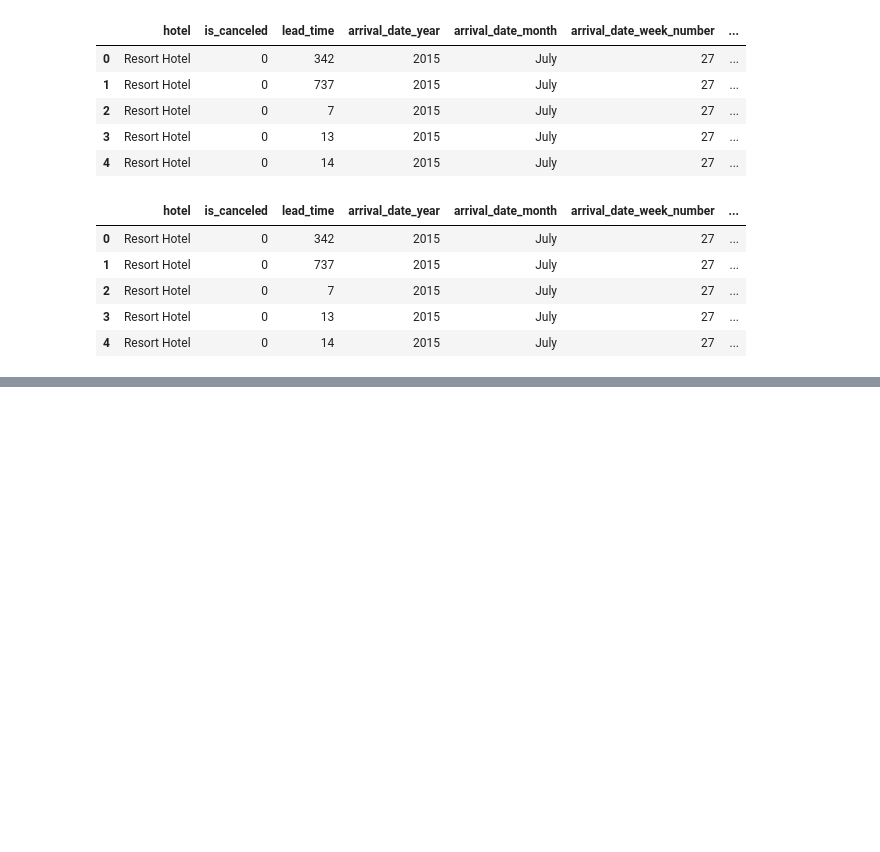
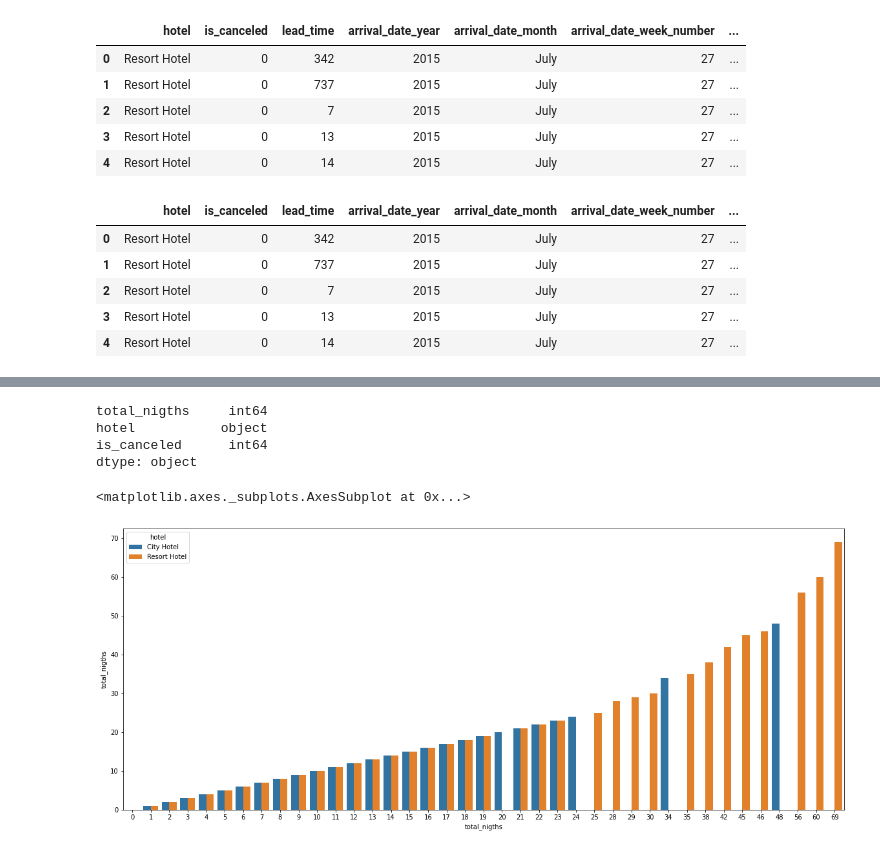
Before and after one commit to Aboubacar2012/Data_Analysis_Project, a Jupyter notebook: Hotel_Booking_Data_Analysis.ipynb, the cells around one changed output, grey strips where cells are left out. Cells and saved outputs as stored; diff of their text form; code cells hidden in the pictures; blank space fills up the shorter version.

```diff
--- a/Hotel_Booking_Data_Analysis.ipynb
+++ b/Hotel_Booking_Data_Analysis.ipynb
@@ -695,7 +665,7 @@ clean_data.head()
 | 3 | Resort Hotel | 0 | 13 | 2015 | July | 27 | ... |
 | 4 | Resort Hotel | 0 | 14 | 2015 | July | 27 | ... |
 # %%
-data['total_nigths']=clean_data['stays_in_weekend_nights'] + clean_data['stays_in_week_nights']
+clean_data['total_nigths']=clean_data['stays_in_weekend_nights'] + clean_data['stays_in_week_nights']
 # %%
 clean_data.head()
 # %% [output]
@@ -711,0 +695,4 @@ KeyError: ignored
+# %%
+# Let's convert into dataframe et stored it
+stay=clean_data.groupby(['total_nigths','hotel']).agg('count').reset_index()
+stay=stay.iloc[:,0:3]
@@ -711,0 +724,14 @@ KeyError: ignored
+# %%
+stay.dtypes
+# %% [output]
+total_nigths     int64
+hotel           object
+is_canceled      int64
+dtype: object
+# %%
+# Let's plot
+plt.figure(figsize=(20,8))
+sns.barplot(x='total_nigths', y=stay['total_nigths'], hue='hotel',  hue_order=['City Hotel','Resort Hotel'], data=stay)
+# %% [output]
+<matplotlib.axes._subplots.AxesSubplot at 0x...>
+[figure, added]
```
Also changed, not shown: parts of 23 cells of this notebook.
